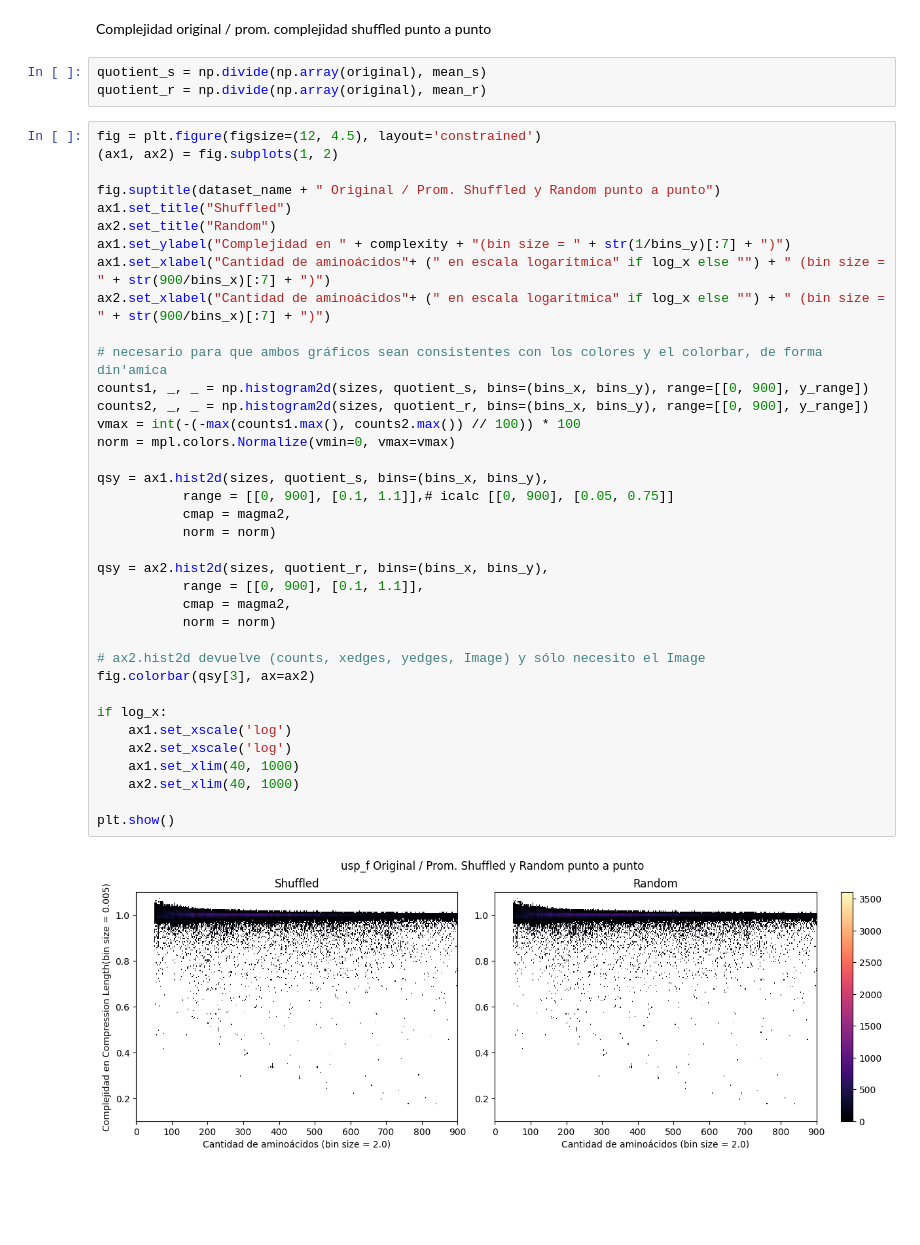
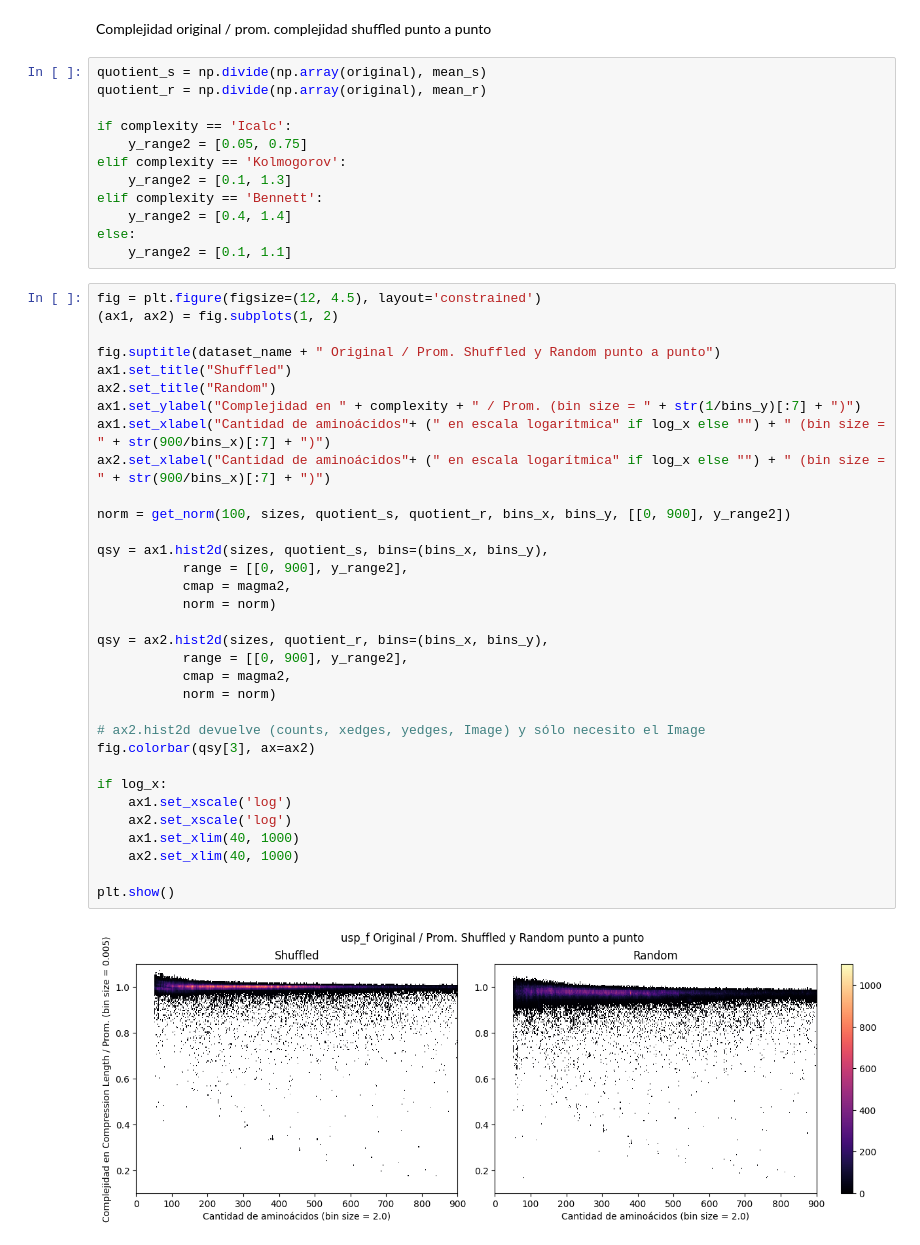
Before and after one commit to marianoOca/tesis, a Jupyter notebook: ploting.ipynb, the cells around one changed output. Drawn from its saved outputs; the diff is of its cells as text; blank space fills up the shorter version.

```diff
--- a/ploting.ipynb
+++ b/ploting.ipynb
@@ -269,42 +265,47 @@ Complejidad original / prom. complejidad shuffled punto a punto
 # %%
 quotient_s = np.divide(np.array(original), mean_s)
 quotient_r = np.divide(np.array(original), mean_r)
+
+if complexity == 'Icalc':
+    y_range2 = [0.05, 0.75]
+elif complexity == 'Kolmogorov':
+    y_range2 = [0.1, 1.3]
+elif complexity == 'Bennett':
+    y_range2 = [0.4, 1.4]
+else:
+    y_range2 = [0.1, 1.1]
 # %%
 fig = plt.figure(figsize=(12, 4.5), layout='constrained')
 (ax1, ax2) = fig.subplots(1, 2)
 
 fig.suptitle(dataset_name + " Original / Prom. Shuffled y Random punto a punto")
 ax1.set_title("Shuffled")
 ax2.set_title("Random")
-ax1.set_ylabel("Complejidad en " + complexity + "(bin size = " + str(1/bins_y)[:7] + ")")
+ax1.set_ylabel("Complejidad en " + complexity + " / Prom. (bin size = " + str(1/bins_y)[:7] + ")")
 ax1.set_xlabel("Cantidad de aminoácidos"+ (" en escala logarítmica" if log_x else "") + " (bin size = " + str(900/bins_x)[:7] + ")")
 ax2.set_xlabel("Cantidad de aminoácidos"+ (" en escala logarítmica" if log_x else "") + " (bin size = " + str(900/bins_x)[:7] + ")")
 
-# necesario para que ambos gráficos sean consistentes con los colores y el colorbar, de forma din'amica
-counts1, _, _ = np.histogram2d(sizes, quotient_s, bins=(bins_x, bins_y), range=[[0, 900], y_range])
-counts2, _, _ = np.histogram2d(sizes, quotient_r, bins=(bins_x, bins_y), range=[[0, 900], y_range])
-vmax = int(-(-max(counts1.max(), counts2.max()) // 100)) * 100
-norm = mpl.colors.Normalize(vmin=0, vmax=vmax)
+norm = get_norm(100, sizes, quotient_s, quotient_r, bins_x, bins_y, [[0, 900], y_range2])
 
 qsy = ax1.hist2d(sizes, quotient_s, bins=(bins_x, bins_y),
-           range = [[0, 900], [0.1, 1.1]],# icalc [[0, 900], [0.05, 0.75]]
+           range = [[0, 900], y_range2],
            cmap = magma2,
            norm = norm)
 
 qsy = ax2.hist2d(sizes, quotient_r, bins=(bins_x, bins_y),
-           range = [[0, 900], [0.1, 1.1]],
+           range = [[0, 900], y_range2],
            cmap = magma2,
            norm = norm)
 
 # ax2.hist2d devuelve (counts, xedges, yedges, Image) y sólo necesito el Image
 fig.colorbar(qsy[3], ax=ax2)
 
 if log_x:
     ax1.set_xscale('log')
     ax2.set_xscale('log')
     ax1.set_xlim(40, 1000)
     ax2.set_xlim(40, 1000)
 
 plt.show()
 # %% [output]
-[figure, old version]
+[figure, new version]
```
Also changed, not shown: parts of 10 cells of this notebook, 3 other files.
